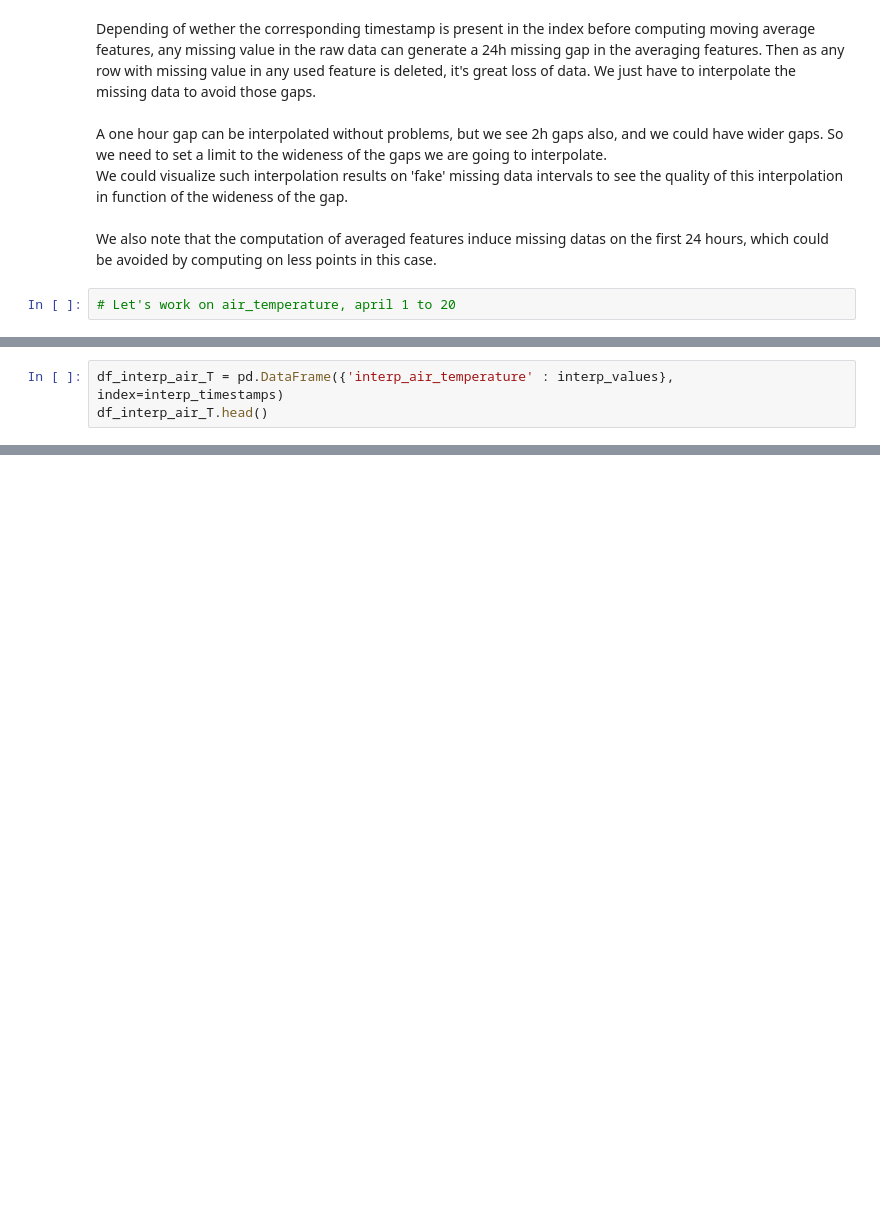
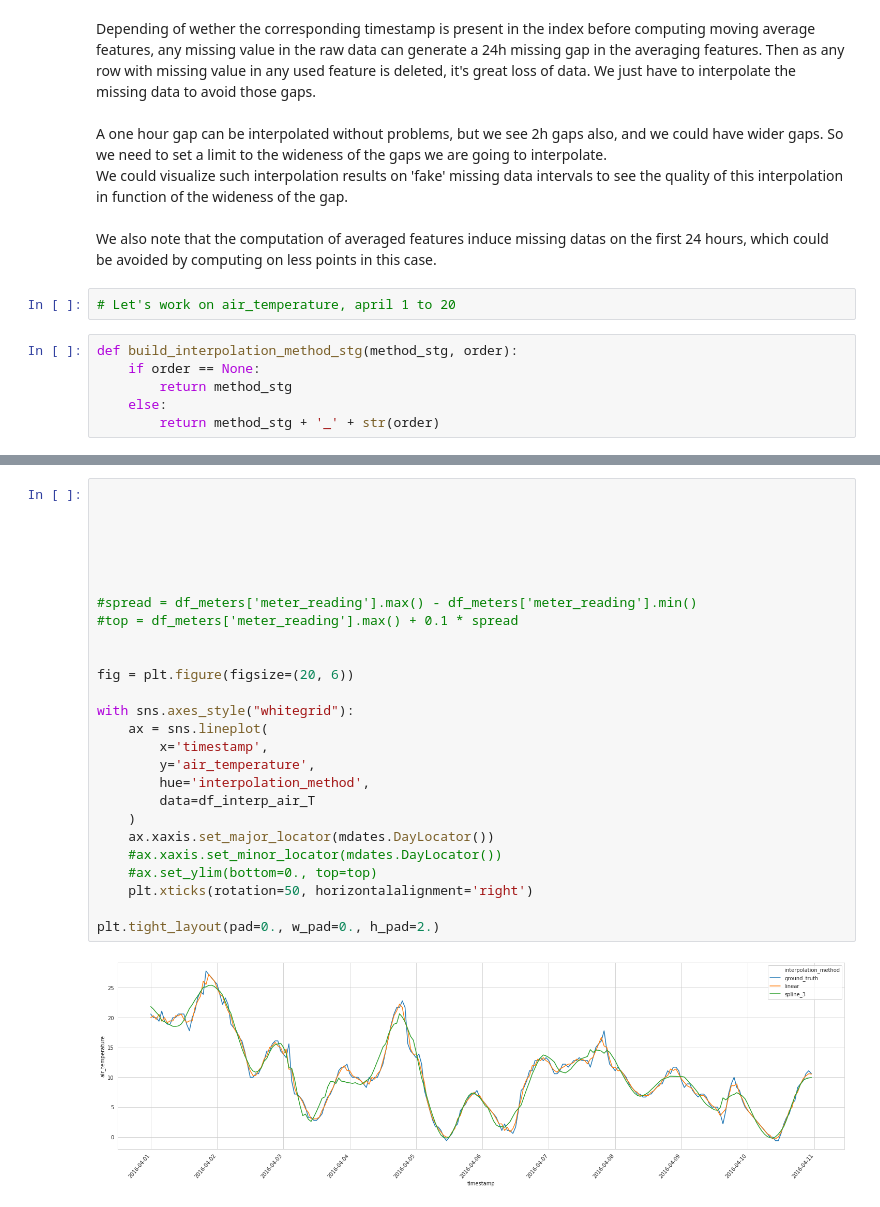
Before and after one commit to edouardArgenson/ASHRAE_great_energy_predictor, a Jupyter notebook: notebooks/building_493/meter_0/visualize_benchmark_missing_data.ipynb, the cells around one changed output, grey strips where cells are left out. Cells and saved outputs as stored; diff of their text form; blank space fills up the shorter version.

Commit message:
missing data interpolation adds a plot

```diff
--- a/notebooks/building_493/meter_0/visualize_benchmark_missing_data.ipynb
+++ b/notebooks/building_493/meter_0/visualize_benchmark_missing_data.ipynb
@@ -229,6 +229,12 @@ We could visualize such interpolation results on 'fake' missing data intervals t
 We also note that the computation of averaged features induce missing datas on the first 24 hours, which could be avoided by computing on less points in this case.
 # %%
 # Let's work on air_temperature, april 1 to 20
+# %%
+def build_interpolation_method_stg(method_stg, order):
+    if order == None:
+        return method_stg
+    else:
+        return method_stg + '_' + str(order)
 # %%
 df_air_T = b_df_weather[['air_temperature']].copy()
 
@@ -243,3 +294,0 @@ for timestamp in interp_timestamps:
-# %%
-df_interp_air_T = pd.DataFrame({'interp_air_temperature' : interp_values}, index=interp_timestamps)
-df_interp_air_T.head()
@@ -336,0 +313,28 @@ df_to_interpolate.loc['2016-03-31 22:00:00':'2016-04-01 06:00:00']
+# %%
+
+
+
+
+
+
+#spread = df_meters['meter_reading'].max() - df_meters['meter_reading'].min()
+#top = df_meters['meter_reading'].max() + 0.1 * spread
+
+
+fig = plt.figure(figsize=(20, 6))
+
+with sns.axes_style("whitegrid"):
+    ax = sns.lineplot(
+        x='timestamp',
+        y='air_temperature',
+        hue='interpolation_method',
+        data=df_interp_air_T
+    )
+    ax.xaxis.set_major_locator(mdates.DayLocator())
+    #ax.xaxis.set_minor_locator(mdates.DayLocator())
+    #ax.set_ylim(bottom=0., top=top)
+    plt.xticks(rotation=50, horizontalalignment='right')
+
+plt.tight_layout(pad=0., w_pad=0., h_pad=2.)
+# %% [output]
+[figure, added]
```
Also changed, not shown: parts of 12 cells of this notebook.
